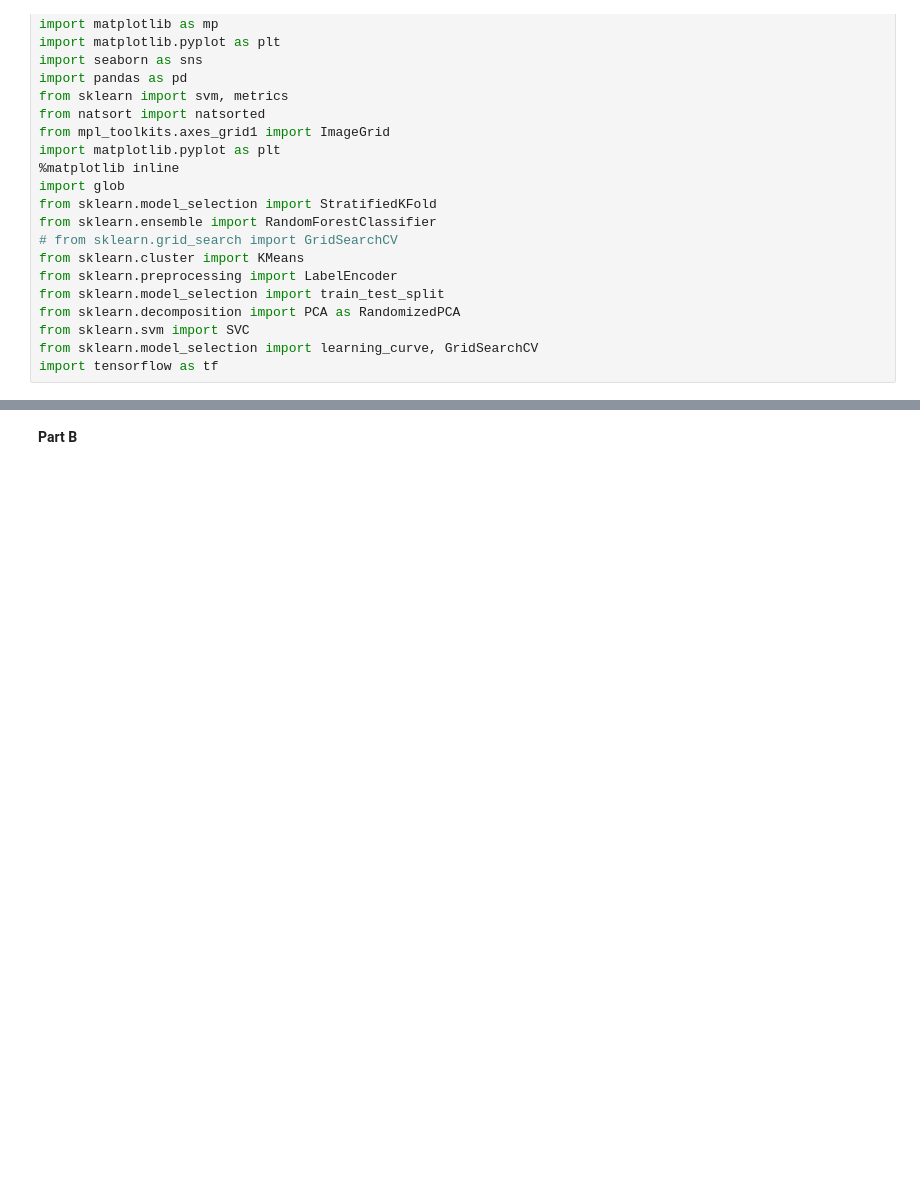
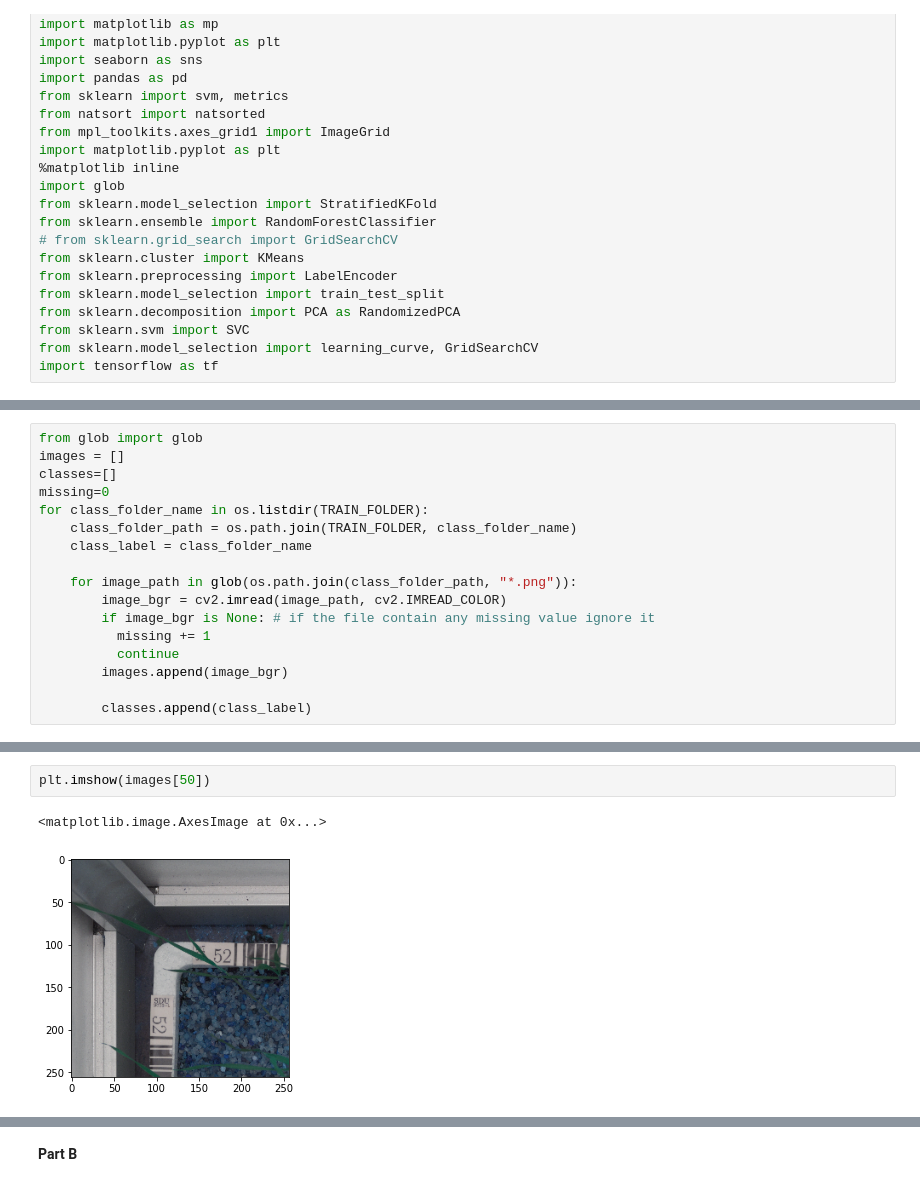
Before and after one commit to dhirajwagh1612/dhirajwagh1612, a Jupyter notebook: Computer_Vision_GL_Project.ipynb, the cells around one changed output, grey strips where cells are left out. Saved outputs shown, nothing was run; the diff lists cells and outputs as text; blank space fills up the shorter version.

```diff
--- a/Computer_Vision_GL_Project.ipynb
+++ b/Computer_Vision_GL_Project.ipynb
@@ -214,0 +91,17 @@ print(prediction)
+# %%
+from glob import glob
+images = []
+classes=[]
+missing=0
+for class_folder_name in os.listdir(TRAIN_FOLDER):
+    class_folder_path = os.path.join(TRAIN_FOLDER, class_folder_name)
+    class_label = class_folder_name
+
+    for image_path in glob(os.path.join(class_folder_path, "*.png")):
+        image_bgr = cv2.imread(image_path, cv2.IMREAD_COLOR)
+        if image_bgr is None: # if the file contain any missing value ignore it
+          missing += 1
+          continue
+        images.append(image_bgr)
+
+        classes.append(class_label)
@@ -214,0 +169,5 @@ print(prediction)
+# %%
+plt.imshow(images[50])
+# %% [output]
+<matplotlib.image.AxesImage at 0x...>
+[figure, added]
```
Also changed, not shown: parts of 55 cells of this notebook.
